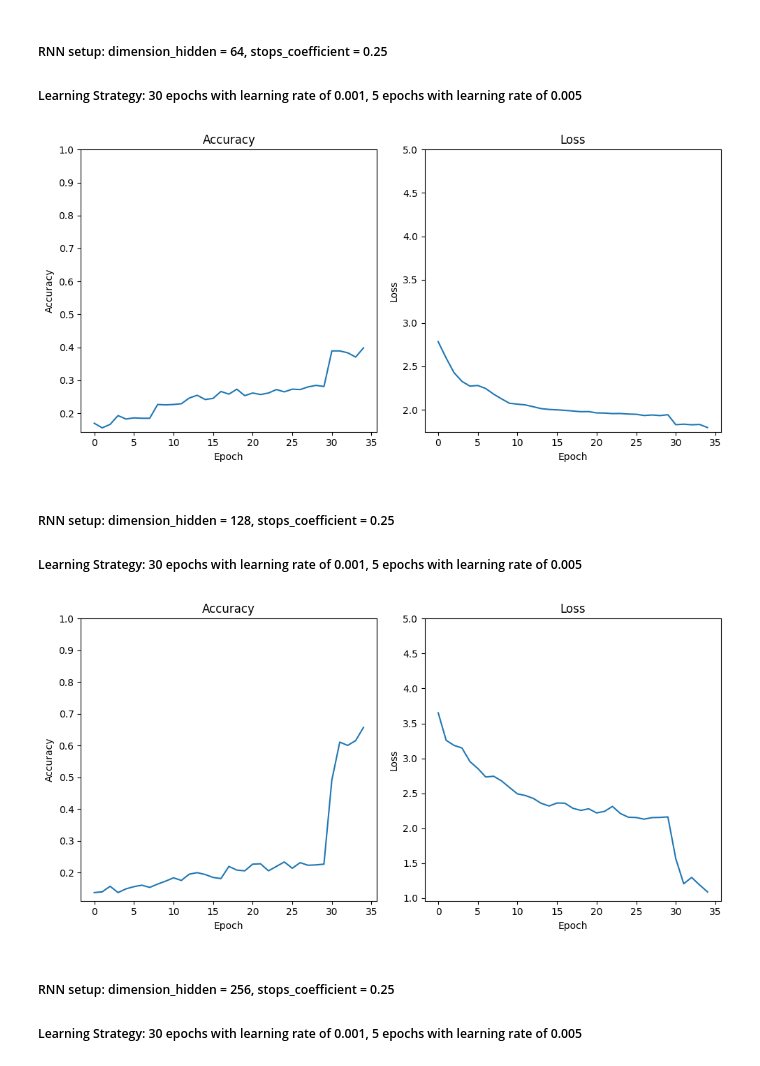
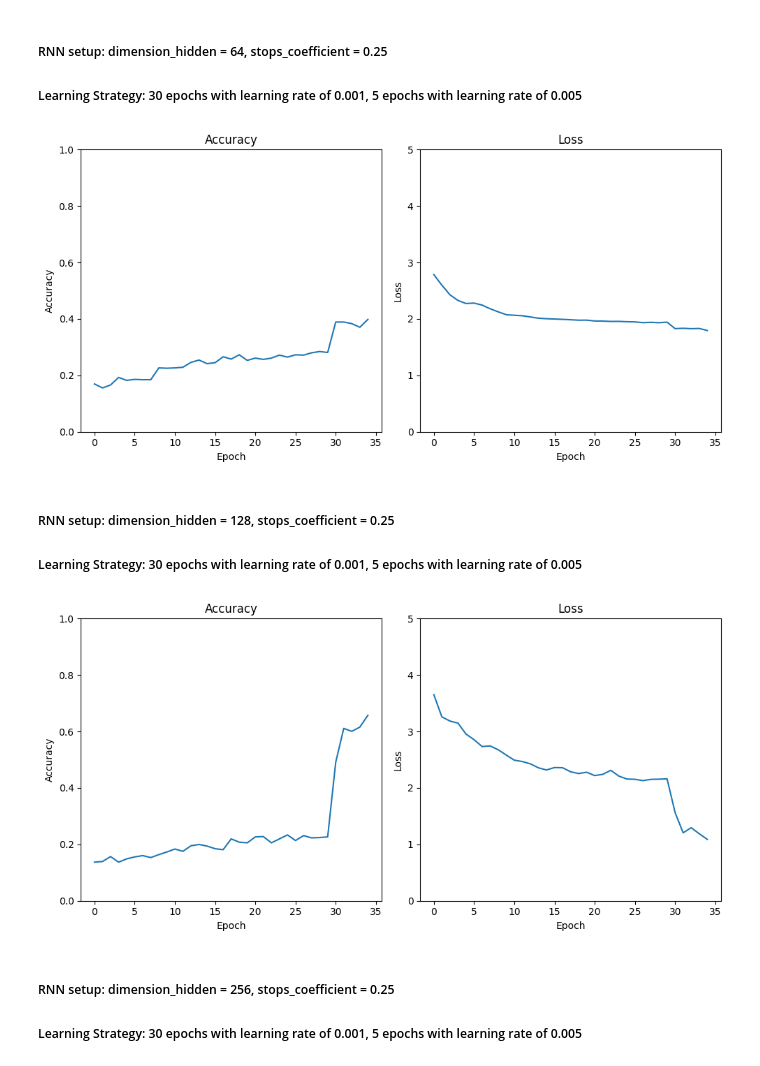
Before and after one commit to tayadj/RNN-BM25-Search-Engine, a Jupyter notebook: research.ipynb, the cells around one changed output. Cells and saved outputs as stored; diff of their text form; code cells hidden in the pictures.

```diff
--- a/research.ipynb
+++ b/research.ipynb
@@ -11,26 +11,26 @@ import numpy as np
 # %%
 epoch = range(35)
 accuracy = [0.16957, 0.15563, 0.16609, 0.1928, 0.18235, 0.18583, 0.18467, 0.18467, 0.22648, 0.22532, 0.22648, 0.2288, 0.24623, 0.25436, 0.24158, 0.24506, 0.26597, 0.25784, 0.27294, 0.25319, 0.26132, 0.25668, 0.26132, 0.27178, 0.26481, 0.27294, 0.27178, 0.27991, 0.28455, 0.28107, 0.38908, 0.38908, 0.38328, 0.3705, 0.39837]
 loss = [2.785, 2.597, 2.428, 2.327, 2.273, 2.28, 2.245, 2.18, 2.126, 2.075, 2.065, 2.056, 2.035, 2.013, 2.004, 1.999, 1.993, 1.986, 1.978, 1.979, 1.964, 1.962, 1.956, 1.957, 1.951, 1.948, 1.934, 1.94, 1.933, 1.943, 1.828, 1.834, 1.827, 1.831, 1.795]
 
 fig, (ax1, ax2) = plt.subplots(1, 2, figsize=(10, 5))
 
 ax1.plot(epoch, accuracy)
 ax1.set_title('Accuracy')
 ax1.set_xlabel('Epoch')
 ax1.set_ylabel('Accuracy')
-ax1.set_ylim(top=1)
+ax1.set_ylim(top = 1, bottom = 0)
 
 ax2.plot(epoch, loss)
 ax2.set_title('Loss')
 ax2.set_xlabel('Epoch')
 ax2.set_ylabel('Loss')
-ax2.set_ylim(top=5)
+ax2.set_ylim(top = 5, bottom = 0)
 
 plt.tight_layout()
 plt.show()
 # %% [output]
-[figure, old version]
+[figure, new version]
 # %% [markdown]
 ##### RNN setup: dimension_hidden = 128, stops_coefficient = 0.25
 ##### Learning Strategy: 30 epochs with learning rate of 0.001, 5 epochs with learning rate of 0.005
@@ -45,18 +45,18 @@ ax1.plot(epoch, accuracy)
 ax1.set_title('Accuracy')
 ax1.set_xlabel('Epoch')
 ax1.set_ylabel('Accuracy')
-ax1.set_ylim(top=1)
+ax1.set_ylim(top = 1, bottom = 0)
 
 ax2.plot(epoch, loss)
 ax2.set_title('Loss')
 ax2.set_xlabel('Epoch')
 ax2.set_ylabel('Loss')
-ax2.set_ylim(top=5)
+ax2.set_ylim(top = 5, bottom = 0)
 
 plt.tight_layout()
 plt.show()
 # %% [output]
-[figure, old version]
+[figure, new version]
 # %% [markdown]
 ##### RNN setup: dimension_hidden = 256, stops_coefficient = 0.25
 ##### Learning Strategy: 30 epochs with learning rate of 0.001, 5 epochs with learning rate of 0.005
```
Also changed, not shown: parts of 9 cells of this notebook, 2 other files.
